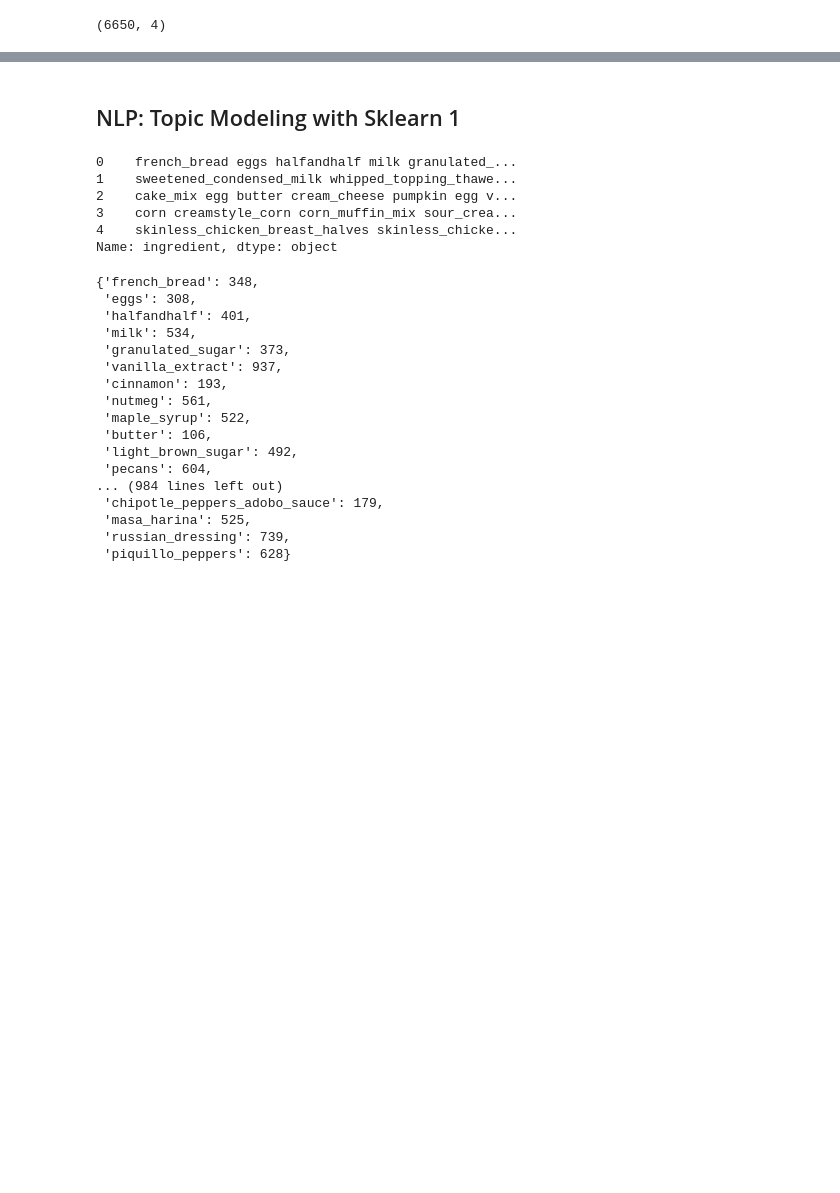
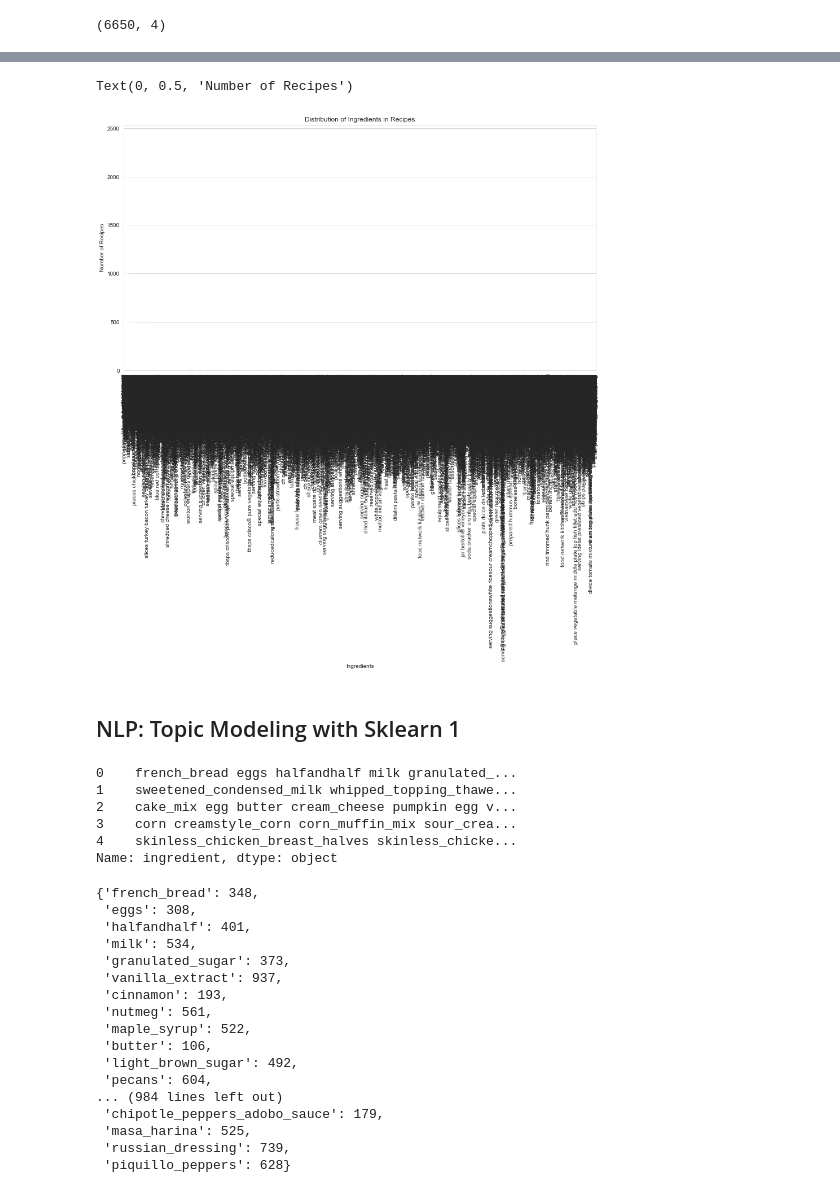
Before and after one commit to amazurek1/Recipe_Recommender, a Jupyter notebook: notebooks/FoodNetwork_NLP3.ipynb, the cells around one changed output, grey strips where cells are left out. Drawn from its saved outputs; the diff is of its cells as text; code cells hidden in the pictures; blank space fills up the shorter version.

```diff
--- a/notebooks/FoodNetwork_NLP3.ipynb
+++ b/notebooks/FoodNetwork_NLP3.ipynb
@@ -87,3 +105,7 @@ data_grouped.head()
 data_grouped.shape
 # %% [output]
 (6650, 4)
+# %%
+data2 = data.copy()
+# %%
+data2.ingredient = data.ingredient.str.replace("_", " ")
@@ -90,3 +123,19 @@ data_grouped.shape
+# %%
+# pull out ingredients
+ingred_list = data2.ingredient.tolist()
+# %%
+# visualize distribution of ingredients
+sns.set_style("whitegrid")
+plt.figure(figsize=(15,8))
+ct = sns.countplot(ingred_list, palette="PuRd_d")
+for label in ct.get_xticklabels():
+    label.set_rotation(90)
+plt.title("Distribution of Ingredients in Recipes")
+plt.xlabel("Ingredients")
+plt.ylabel("Number of Recipes")
+# %% [output]
+Text(0, 0.5, 'Number of Recipes')
+[figure, added]
 # %% [markdown]
 ## NLP: Topic Modeling with Sklearn 1
 # %%
```
Also changed, not shown: parts of 22 cells of this notebook.
